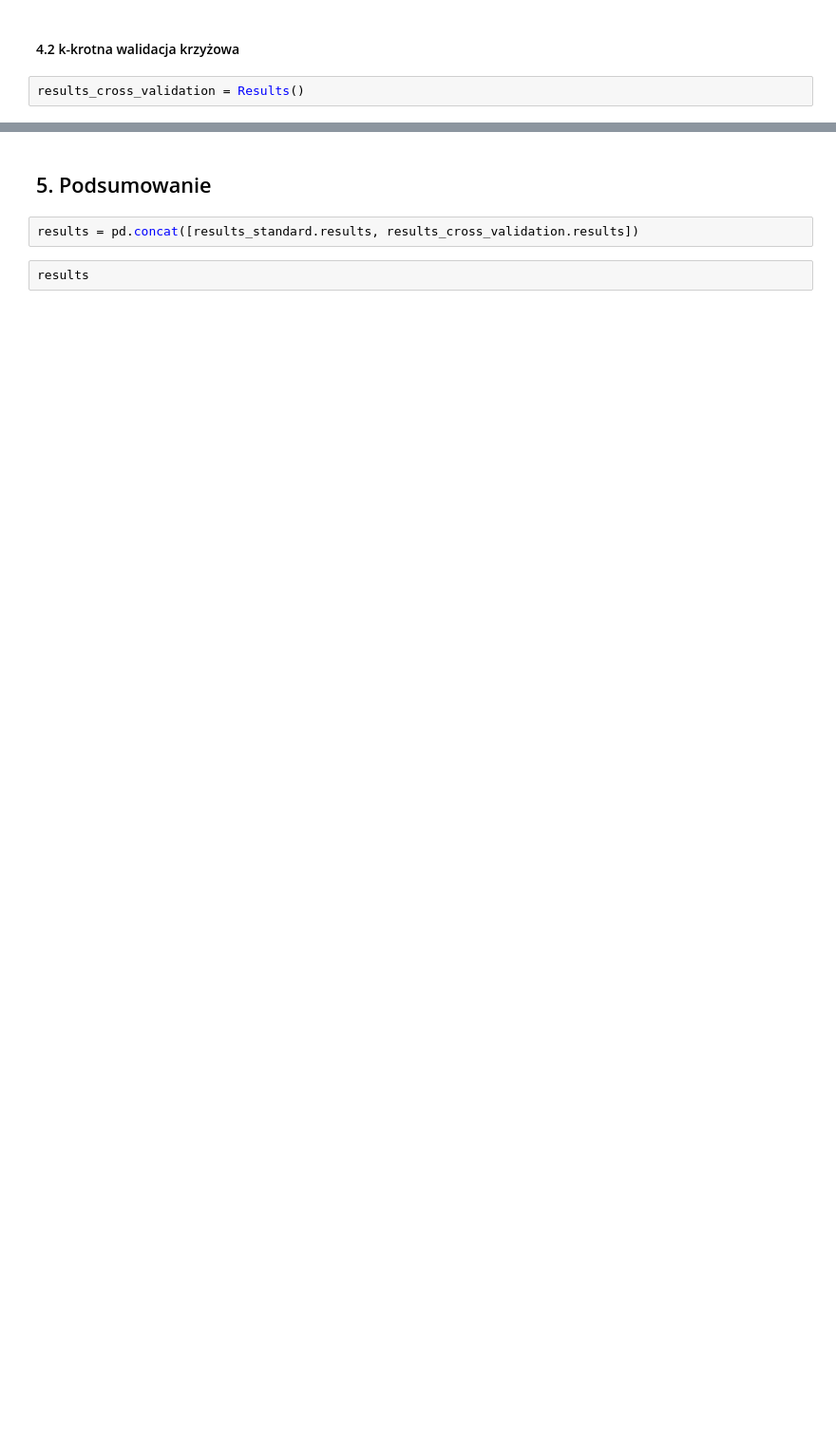
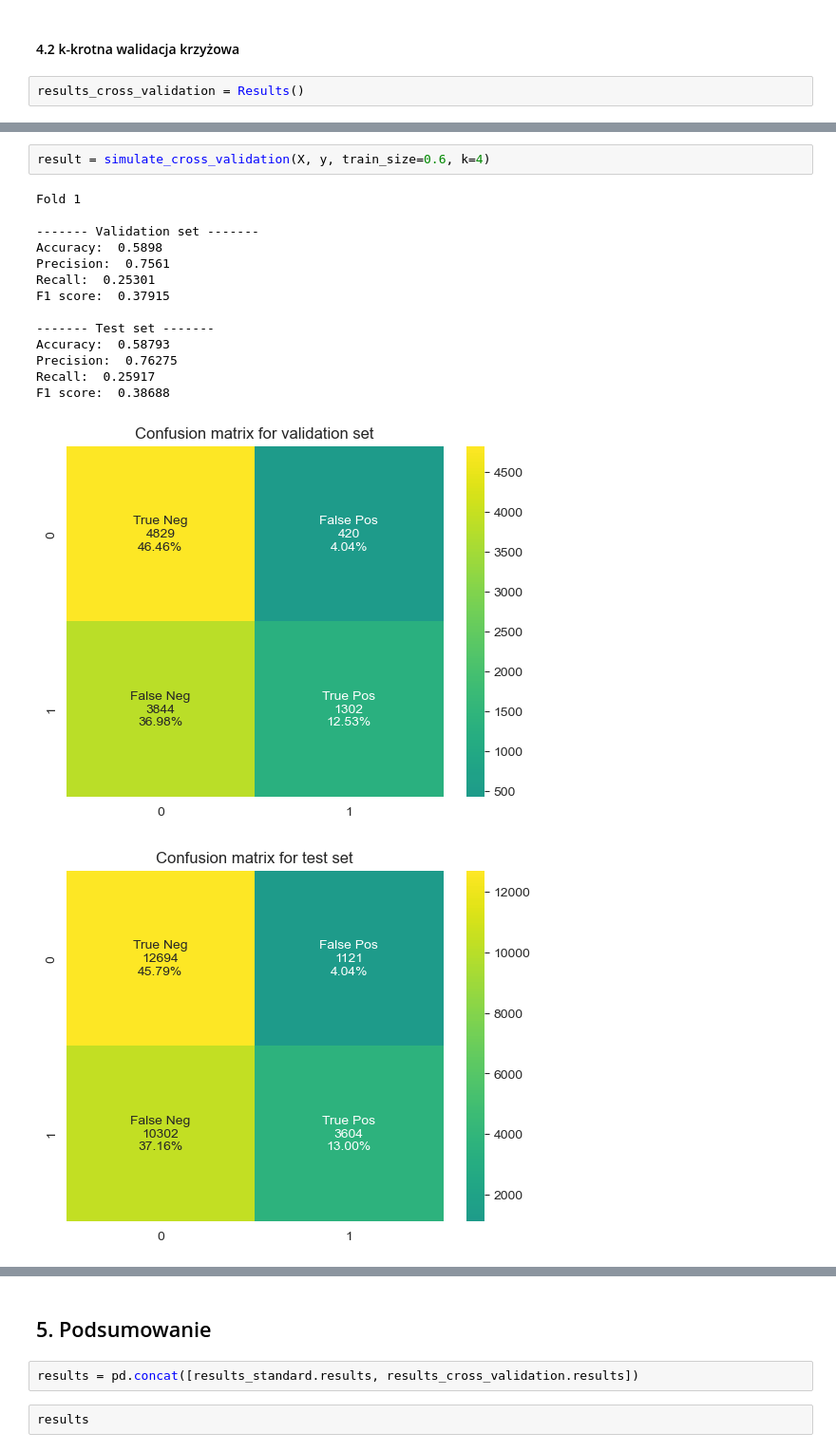
Before and after one commit to AdamixD/WSI, a Jupyter notebook: Lab7/Sprawozdanie z laboratorium 7.ipynb, the cells around one changed output, grey strips where cells are left out. Shown: that part at 95% size. Cells and saved outputs as stored; diff of their text form; blank space fills up the shorter version.

```diff
--- a/Lab7/Sprawozdanie z laboratorium 7.ipynb
+++ b/Lab7/Sprawozdanie z laboratorium 7.ipynb
@@ -673,0 +418,18 @@ results_cross_validation.results
+# %%
+result = simulate_cross_validation(X, y, train_size=0.6, k=4)
+# %% [output]
+Fold 1
+
+------- Validation set -------
+Accuracy:  0.5898
+Precision:  0.7561
+Recall:  0.25301
+F1 score:  0.37915
+
+------- Test set -------
+Accuracy:  0.58793
+Precision:  0.76275
+Recall:  0.25917
+F1 score:  0.38688
+[figure, added]
+[figure, added]
```
Also changed, not shown: parts of 116 cells of this notebook.
